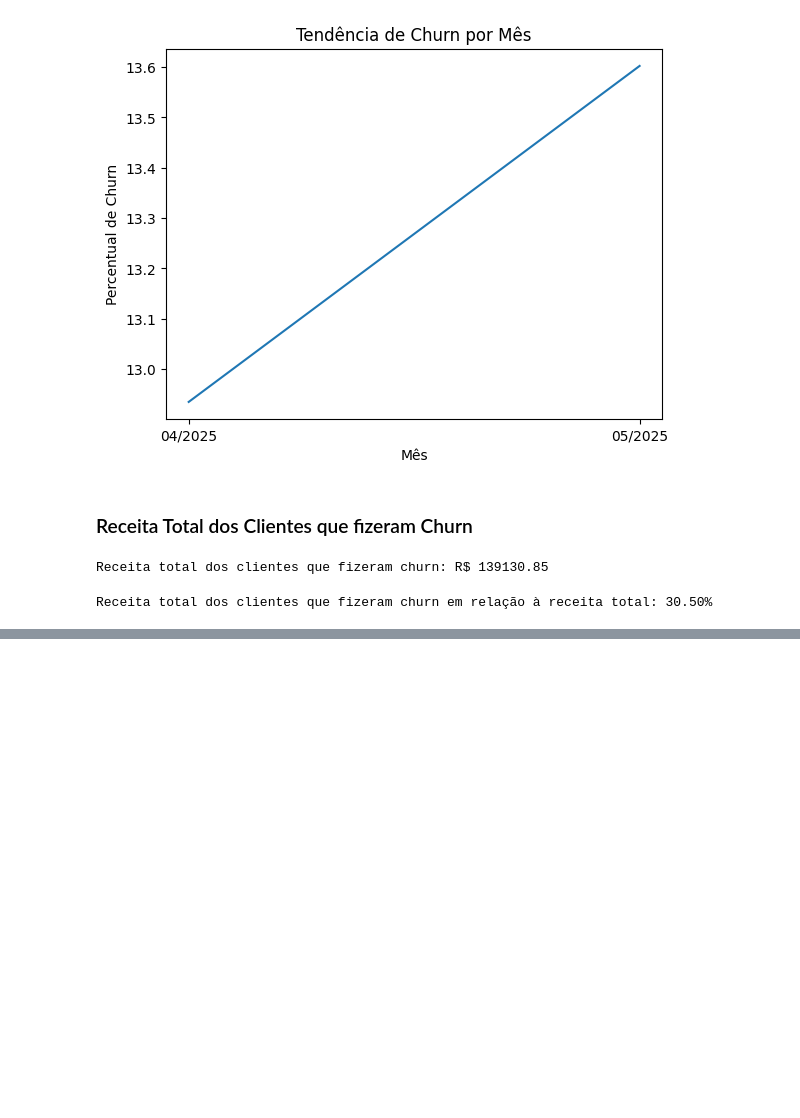
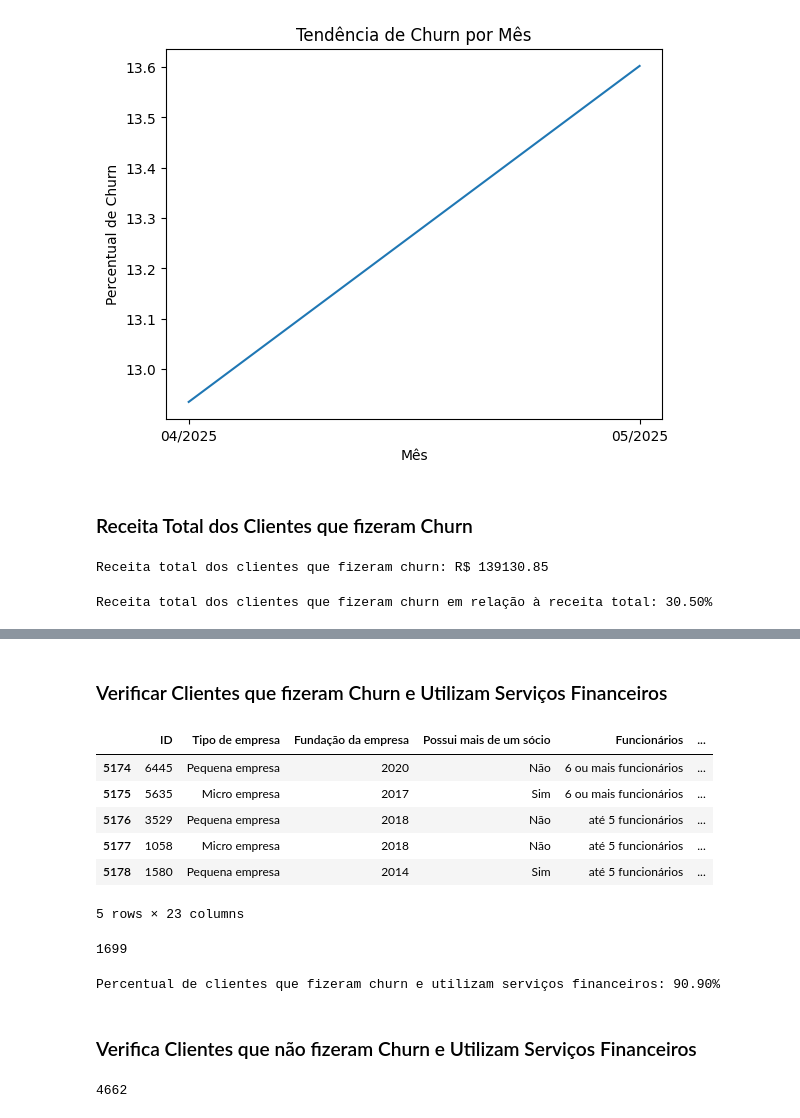
Before and after one commit to joaohsilva416/churn-analysis, a Jupyter notebook: notebooks/churn.ipynb, the cells around one changed output, grey strips where cells are left out. Cells and saved outputs as stored; diff of their text form; code cells hidden in the pictures; blank space fills up the shorter version.

Commit message:
feat: verifica os clientes que utilizam serviços financeiros

```diff
--- a/notebooks/churn.ipynb
+++ b/notebooks/churn.ipynb
@@ -160,0 +173,27 @@ Receita total dos clientes que fizeram churn em relação à receita total: 30.5
+# %% [markdown]
+### Verificar Clientes que fizeram Churn e Utilizam Serviços Financeiros
+# %%
+# Cria DF com clientes que fizeram churn e utilizam serviços financeiros
+clientes_churn_utiliza_servico_financeiro = df[(df["Churn"] == "Sim") & (df["Utiliza serviços financeiros"] == "Sim")]
+clientes_churn_utiliza_servico_financeiro.head()
+# %% [output]
+|  | ID | Tipo de empresa | Fundação da empresa | Possui mais de um sócio | Funcionários | ... |
+| 5174 | 6445 | Pequena empresa | 2020 | Não | 6 ou mais funcionários | ... |
+| 5175 | 5635 | Micro empresa | 2017 | Sim | 6 ou mais funcionários | ... |
+| 5176 | 3529 | Pequena empresa | 2018 | Não | até 5 funcionários | ... |
+| 5177 | 1058 | Micro empresa | 2018 | Não | até 5 funcionários | ... |
+| 5178 | 1580 | Pequena empresa | 2014 | Sim | até 5 funcionários | ... |
+5 rows × 23 columns
+# %%
+# Verifica a quantidade de clientes que fizeram churn e utilizam serviços financeiros
+len(clientes_churn_utiliza_servico_financeiro)
+# %% [output]
+1699
+# %%
+# Percentual dos clientes que fizeram churn e utilizam serviços financeiros
+percentual_clientes_churn_utiliza_servico_financeiro = len(clientes_churn_utiliza_servico_financeiro) / len(df[df["Churn"] == "Sim"]) * 100
+print(f"Percentual de clientes que fizeram churn e utilizam serviços financeiros: {percentual_clientes_churn_utiliza_servico_financeiro:.2f}%")
+# %% [output]
+Percentual de clientes que fizeram churn e utilizam serviços financeiros: 90.90%
+# %% [markdown]
+### Verifica Clientes que não fizeram Churn e Utilizam Serviços Financeiros
@@ -160,0 +204,5 @@ Receita total dos clientes que fizeram churn em relação à receita total: 30.5
+# %%
+# Verifica a quantidade de clientes que não fizeram churn e utilizam serviços financeiros
+len(clientes_sem_churn_utiliza_servico_financeiro)
+# %% [output]
+4662
```
Also changed, not shown: parts of 4 cells of this notebook.
